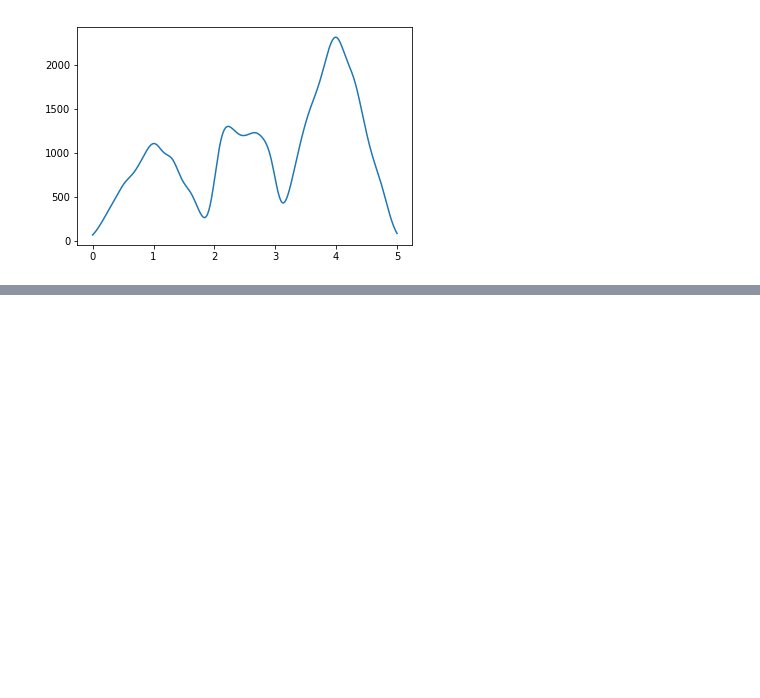
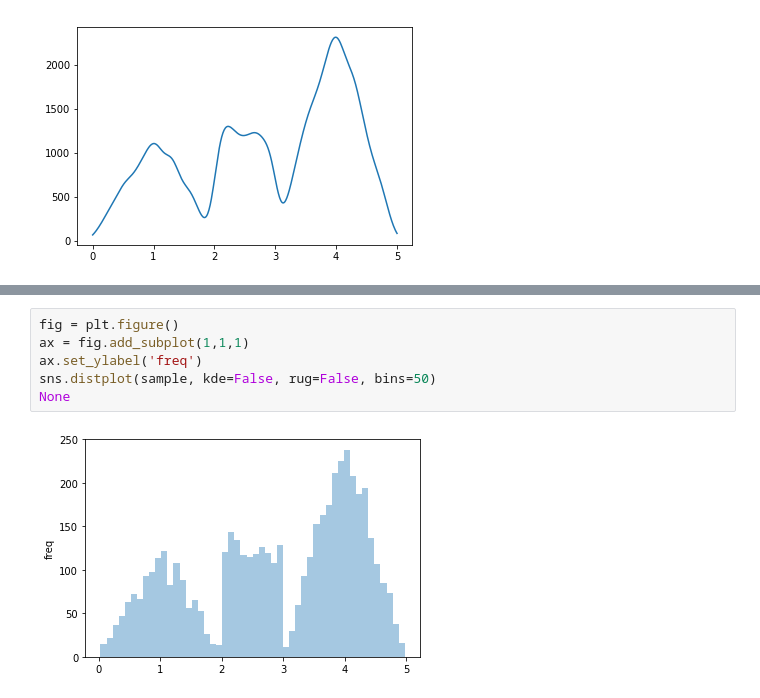
Before and after one commit to okuchap/SML, a Jupyter notebook: HW6/notebook/HW6.ipynb, the cells around one changed output, grey strips where cells are left out. Drawn from its saved outputs; the diff is of its cells as text; blank space fills up the shorter version.

```diff
--- a/HW6/notebook/HW6.ipynb
+++ b/HW6/notebook/HW6.ipynb
@@ -258,0 +326,8 @@ plt.show()
+# %%
+fig = plt.figure()
+ax = fig.add_subplot(1,1,1)
+ax.set_ylabel('freq')
+sns.distplot(sample, kde=False, rug=False, bins=50)
+None
+# %% [output]
+[figure, added]
```
Also changed, not shown: parts of 7 cells of this notebook, 15 other files.
